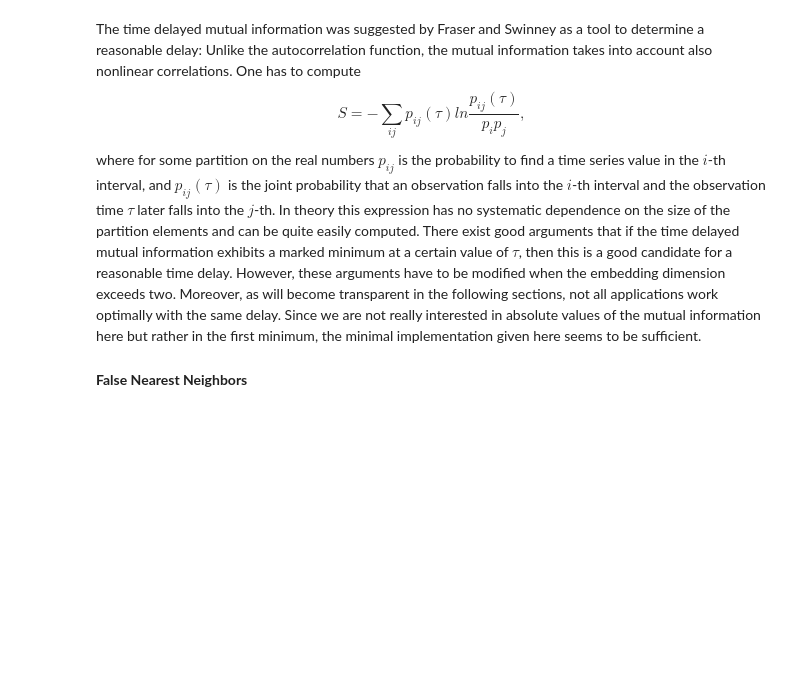
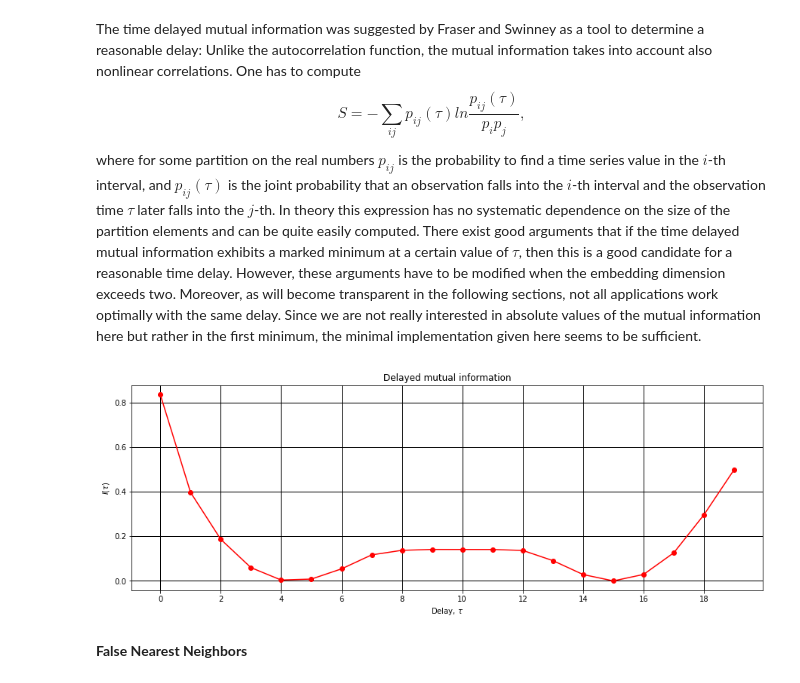
Before and after one commit to paulsok/chaos-analysis, a Jupyter notebook: chaos analysis.ipynb, the cells around one changed output. Saved outputs shown, nothing was run; the diff lists cells and outputs as text; code cells hidden in the pictures; blank space fills up the shorter version.

```diff
--- a/chaos analysis.ipynb
+++ b/chaos analysis.ipynb
@@ -91,7 +97,7 @@ where for some partition on the real numbers $p_{ij}$ is the probability to find
 def mut(x, y, bins=32):
     """
     Calculates mutual information, I = S(x) + S(y) - S(x,y), between x and y.
-    S(x) is the Shannon entropy.
+    Here, S(x) is the Shannon entropy.
     _____
     Input (x : array, y : array, bins : int {bins for histogram})
     Output (i : float {mutual information})
@@ -100,52 +106,48 @@ def mut(x, y, bins=32):
     p_y = np.histogram(y, bins)[0]
     p_xy = np.histogram2d(x, y, bins)[0].flatten()
 
-    #Recalculate frequencies into  the probabilities
+    # convert frequencies into  the probabilities
     p_x = p_x[p_x > 0] / np.sum(p_x)
     p_y = p_y[p_y > 0] / np.sum(p_y)
     p_xy = p_xy[p_xy > 0] / np.sum(p_xy)
 
-    #Calculate the Shannon entropies
+    # calculate the Shannon entropies
     Sh_x = np.sum(p_x * np.log2(p_x))
     Sh_y = np.sum(p_y * np.log2(p_y))
     Sh_xy = np.sum(p_xy * np.log2(p_xy))
 
     return Sh_xy - Sh_x - Sh_y
 
 
 def tdmut(x, tau, bins=32):
     """
     Calculate the time-delayed mutual information.
     _____
     Input (x : array {1d time series}, tau : int {maximal time delay}, bins : int {bins for histogram})
     Output (arr : float {array with the time-delayed mutual information})
     """
-    n = len(x)
-
-    tau_max = min(n, tau)
-
+    tau_max = min(len(x), tau)
     arr = np.empty(tau_max)
-
     arr[0] = mut(x, x, bins)
 
     for i in range(1, tau_max):
         arr[i] = mut(x[:-i], x[i:], bins)
 
     return arr
 
-tau = 20
 
-mutual_inf = tdmut(rho, tau=tau, bins=2)
+mutual_inf = tdmut(rho, tau=20, bins=2)
 
-#Plotting the delayed mutual information
 plt.figure(figsize=(15, 5))
-plt.plot(mutual_inf, label=(r'Bins = 2'), c='r')
+plt.plot(mutual_inf, 'ro-')
 plt.xticks(np.arange(0, tau, 2.0))
 plt.grid(color='black', linewidth=1)
 plt.title(r'Delayed mutual information')
 plt.xlabel(r'Delay, $\tau$')
 plt.ylabel(r'$I(\tau)$')
 plt.show()
+# %% [output]
+[figure, added]
 # %% [markdown]
 **False Nearest Neighbors**
 # %% [markdown]
```
Also changed, not shown: parts of 15 cells of this notebook.
